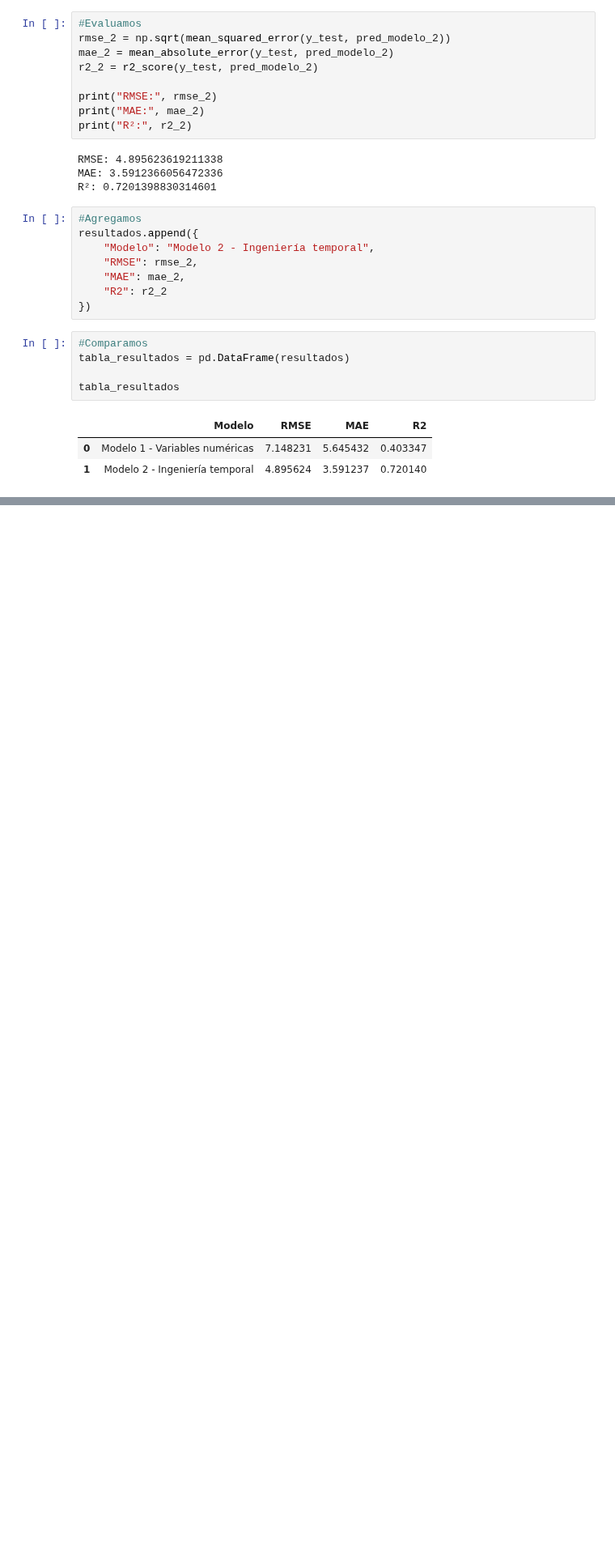
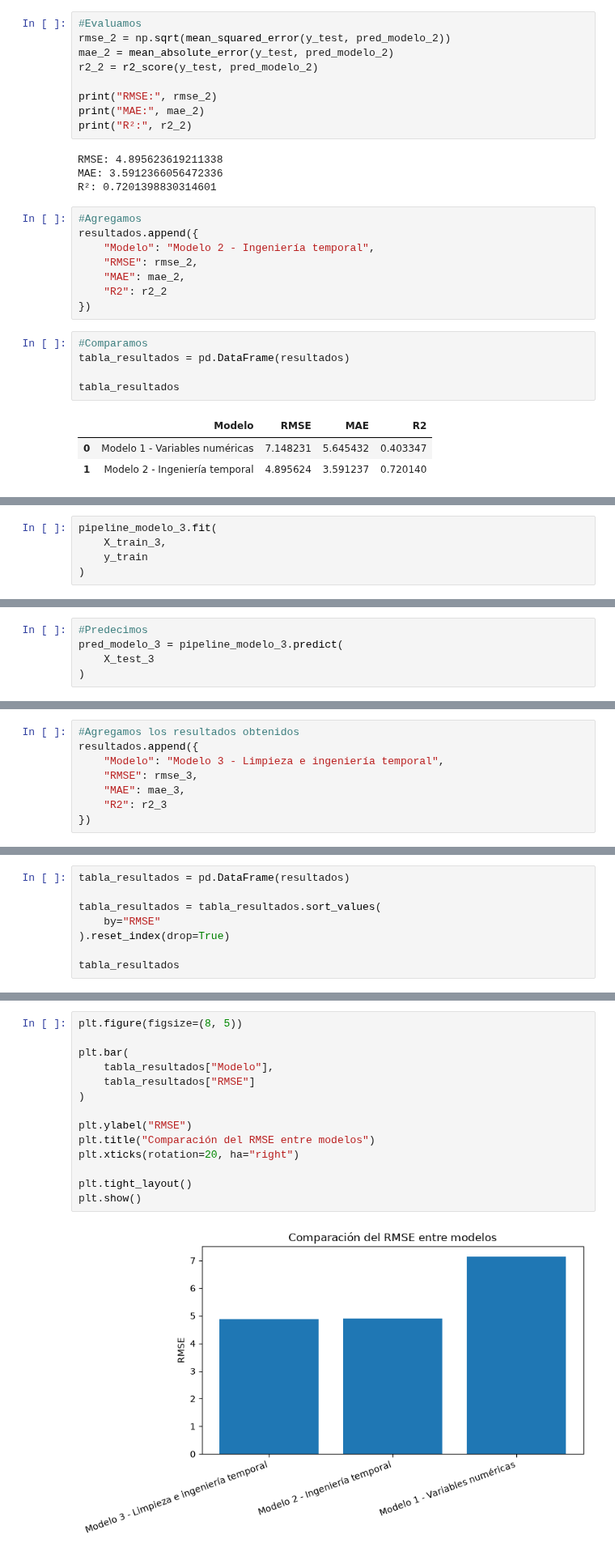
Before and after one commit to jfsaenz/Lab-1-ML, a Jupyter notebook: Laboratorio1_Regresion.ipynb, the cells around one changed output, grey strips where cells are left out. Shown at 81% size. Cells and saved outputs as stored; diff of their text form; blank space fills up the shorter version.

Commit message:
Elección mejor modelo

```diff
--- a/Laboratorio1_Regresion.ipynb
+++ b/Laboratorio1_Regresion.ipynb
@@ -721,0 +857,5 @@ tabla_resultados
+# %%
+pipeline_modelo_3.fit(
+    X_train_3,
+    y_train
+)
@@ -721,0 +865,5 @@ tabla_resultados
+# %%
+#Predecimos
+pred_modelo_3 = pipeline_modelo_3.predict(
+    X_test_3
+)
@@ -721,0 +893,8 @@ tabla_resultados
+# %%
+#Agregamos los resultados obtenidos
+resultados.append({
+    "Modelo": "Modelo 3 - Limpieza e ingeniería temporal",
+    "RMSE": rmse_3,
+    "MAE": mae_3,
+    "R2": r2_3
+})
@@ -721,0 +903,8 @@ tabla_resultados
+# %%
+tabla_resultados = pd.DataFrame(resultados)
+
+tabla_resultados = tabla_resultados.sort_values(
+    by="RMSE"
+).reset_index(drop=True)
+
+tabla_resultados
@@ -721,0 +932,16 @@ tabla_resultados
+# %%
+plt.figure(figsize=(8, 5))
+
+plt.bar(
+    tabla_resultados["Modelo"],
+    tabla_resultados["RMSE"]
+)
+
+plt.ylabel("RMSE")
+plt.title("Comparación del RMSE entre modelos")
+plt.xticks(rotation=20, ha="right")
+
+plt.tight_layout()
+plt.show()
+# %% [output]
+[figure, added]
```
Also changed, not shown: parts of 23 cells of this notebook.
